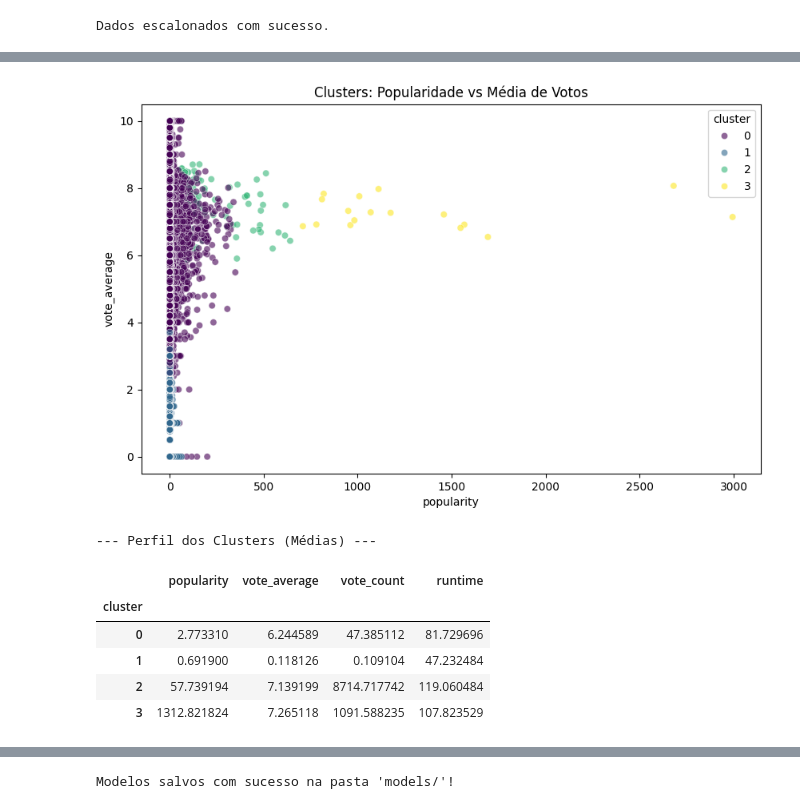
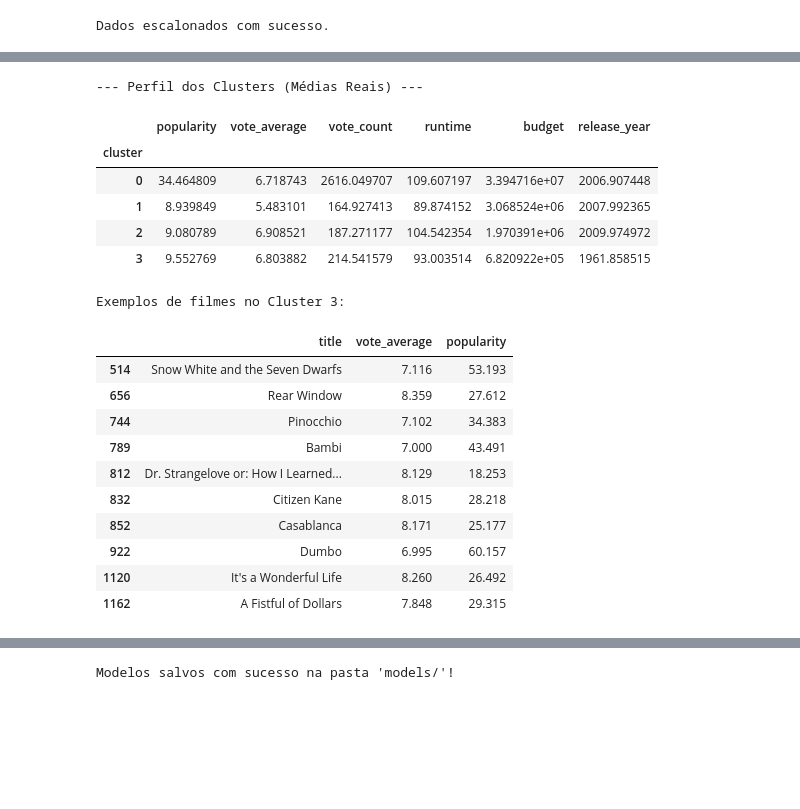
Before and after one commit to DhaviRodrigues/Projeto_PISI3_2026, a Jupyter notebook: clusterizacao/clusterizacao.ipynb, the cells around one changed output, grey strips where cells are left out. Drawn from its saved outputs; the diff is of its cells as text; code cells hidden in the pictures; blank space fills up the shorter version.

```diff
--- a/clusterizacao/clusterizacao.ipynb
+++ b/clusterizacao/clusterizacao.ipynb
@@ -94,22 +125 @@ cluster
 Name: count, dtype: int64
-# %%
-import matplotlib.pyplot as plt
-import seaborn as sns
-
-plt.figure(figsize=(10, 6))
-sns.scatterplot(data=df_result, x='popularity', y='vote_average', hue='cluster', palette='viridis', alpha=0.6)
-plt.title('Clusters: Popularidade vs Média de Votos')
-plt.show()
-# %% [output]
-[figure, removed]
-# %%
-print('\n--- Perfil dos Clusters (Médias) ---')
-display(df_result.groupby('cluster')[features].mean())
-# %% [output]
---- Perfil dos Clusters (Médias) ---
-|  | popularity | vote_average | vote_count | runtime |
-| cluster |  |  |  |  |
-| 0 | 2.773310 | 6.244589 | 47.385112 | 81.729696 |
-| 1 | 0.691900 | 0.118126 | 0.109104 | 47.232484 |
-| 2 | 57.739194 | 7.139199 | 8714.717742 | 119.060484 |
-| 3 | 1312.821824 | 7.265118 | 1091.588235 | 107.823529 |
@@ -116,3 +150,33 @@ display(df_result.groupby('cluster')[features].mean())
+# %%
+print('\n--- Perfil dos Clusters (Médias Reais) ---')
+# Agrupamos pelas médias para entender quem é quem
+analise_clusters = df_result.groupby('cluster')[features].mean()
+display(analise_clusters)
+
+# Opcional: Ver exemplo de filmes no Cluster com menos itens (geralmente os blockbusters)
+menor_cluster = df_result['cluster'].value_counts().idxmin()
+print(f'\nExemplos de filmes no Cluster {menor_cluster}:')
+display(df_result[df_result['cluster'] == menor_cluster][['title', 'vote_average', 'popularity']].head(10))
+# %% [output]
+--- Perfil dos Clusters (Médias Reais) ---
+|  | popularity | vote_average | vote_count | runtime | budget | release_year |
+| cluster |  |  |  |  |  |  |
+| 0 | 34.464809 | 6.718743 | 2616.049707 | 109.607197 | 3.394716e+07 | 2006.907448 |
+| 1 | 8.939849 | 5.483101 | 164.927413 | 89.874152 | 3.068524e+06 | 2007.992365 |
+| 2 | 9.080789 | 6.908521 | 187.271177 | 104.542354 | 1.970391e+06 | 2009.974972 |
+| 3 | 9.552769 | 6.803882 | 214.541579 | 93.003514 | 6.820922e+05 | 1961.858515 |
+Exemplos de filmes no Cluster 3:
+|  | title | vote_average | popularity |
+| 514 | Snow White and the Seven Dwarfs | 7.116 | 53.193 |
+| 656 | Rear Window | 8.359 | 27.612 |
+| 744 | Pinocchio | 7.102 | 34.383 |
+| 789 | Bambi | 7.000 | 43.491 |
+| 812 | Dr. Strangelove or: How I Learned... | 8.129 | 18.253 |
+| 832 | Citizen Kane | 8.015 | 28.218 |
+| 852 | Casablanca | 8.171 | 25.177 |
+| 922 | Dumbo | 6.995 | 60.157 |
+| 1120 | It's a Wonderful Life | 8.260 | 26.492 |
+| 1162 | A Fistful of Dollars | 7.848 | 29.315 |
 # %%
 cluster_3_movies = df_result[df_result['cluster'] == 3]
 display(cluster_3_movies[['title', 'popularity', 'vote_average', 'vote_count', 'runtime']])
```
Also changed, not shown: parts of 5 cells of this notebook, 3 other files.
